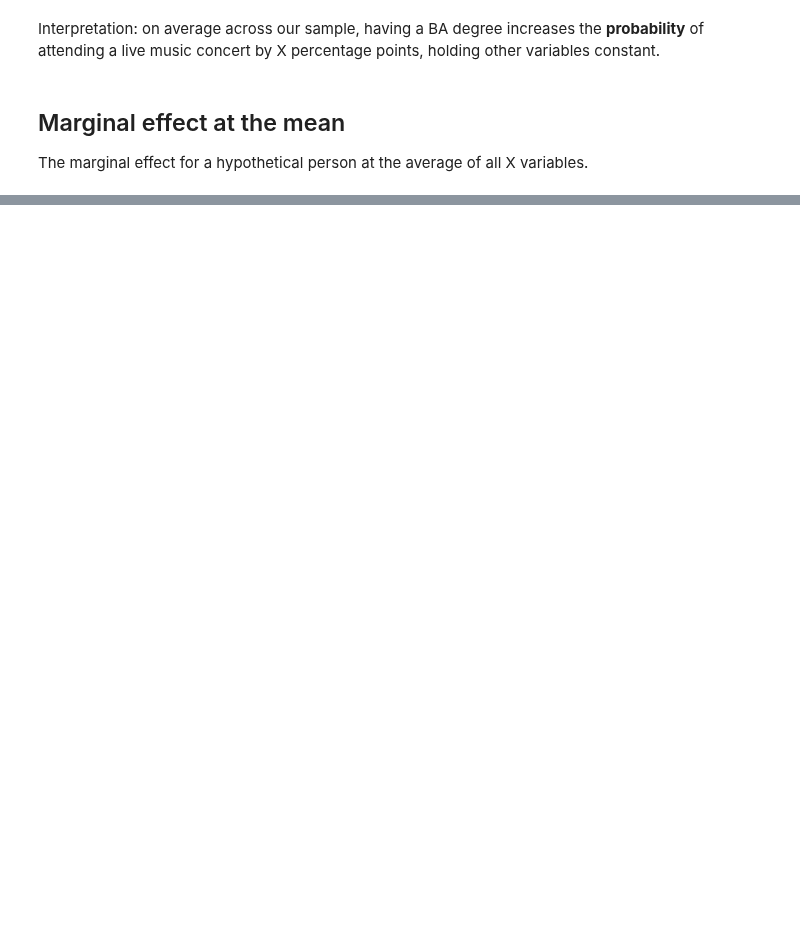
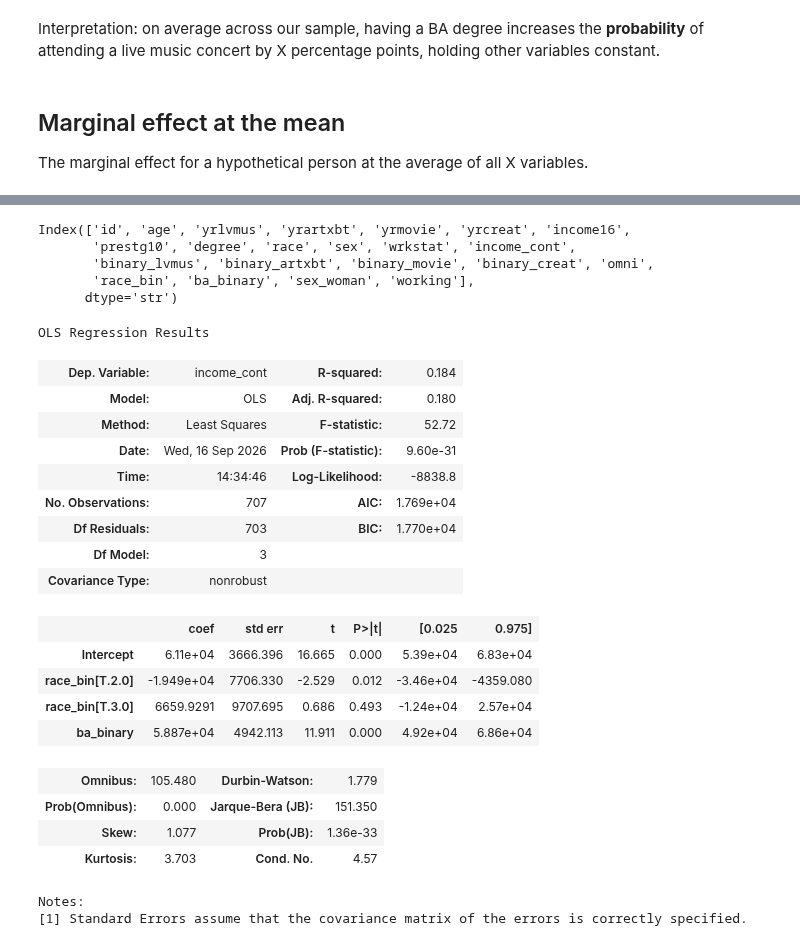
Before and after one commit to Jianru-Yang/hs4002labs_2026, a Jupyter notebook: week6/week6_notebook_student.ipynb, the cells around one changed output, grey strips where cells are left out. Saved outputs shown, nothing was run; the diff lists cells and outputs as text; code cells hidden in the pictures; blank space fills up the shorter version.

```diff
--- a/week6/week6_notebook_student.ipynb
+++ b/week6/week6_notebook_student.ipynb
@@ -225,0 +473,8 @@ comparisons(logit_model1, variables='ba_binary', newdata='mean')
+# %%
+df.columns
+# %% [output]
+Index(['id', 'age', 'yrlvmus', 'yrartxbt', 'yrmovie', 'yrcreat', 'income16',
+       'prestg10', 'degree', 'race', 'sex', 'wrkstat', 'income_cont',
+       'binary_lvmus', 'binary_artxbt', 'binary_movie', 'binary_creat', 'omni',
+       'race_bin', 'ba_binary', 'sex_woman', 'working'],
+      dtype='str')
@@ -225,0 +512,25 @@ comparisons(logit_model1, variables='ba_binary', newdata='mean')
+# %%
+ols_modelone = smf.ols('income_cont ~ race_bin + ba_binary', data=df).fit()
+ols_modelone.summary()
+# %% [output]
+OLS Regression Results
+| Dep. Variable: | income_cont | R-squared: | 0.184 |
+| Model: | OLS | Adj. R-squared: | 0.180 |
+| Method: | Least Squares | F-statistic: | 52.72 |
+| Date: | Wed, 16 Sep 2026 | Prob (F-statistic): | 9.60e-31 |
+| Time: | 14:34:46 | Log-Likelihood: | -8838.8 |
+| No. Observations: | 707 | AIC: | 1.769e+04 |
+| Df Residuals: | 703 | BIC: | 1.770e+04 |
+| Df Model: | 3 |  |  |
+| Covariance Type: | nonrobust |  |  |
+|  | coef | std err | t | P>|t| | [0.025 | 0.975] |
+| Intercept | 6.11e+04 | 3666.396 | 16.665 | 0.000 | 5.39e+04 | 6.83e+04 |
+| race_bin[T.2.0] | -1.949e+04 | 7706.330 | -2.529 | 0.012 | -3.46e+04 | -4359.080 |
+| race_bin[T.3.0] | 6659.9291 | 9707.695 | 0.686 | 0.493 | -1.24e+04 | 2.57e+04 |
+| ba_binary | 5.887e+04 | 4942.113 | 11.911 | 0.000 | 4.92e+04 | 6.86e+04 |
+| Omnibus: | 105.480 | Durbin-Watson: | 1.779 |
+| Prob(Omnibus): | 0.000 | Jarque-Bera (JB): | 151.350 |
+| Skew: | 1.077 | Prob(JB): | 1.36e-33 |
+| Kurtosis: | 3.703 | Cond. No. | 4.57 |
+Notes:
+[1] Standard Errors assume that the covariance matrix of the errors is correctly specified.
```
Also changed, not shown: parts of 27 cells of this notebook.
